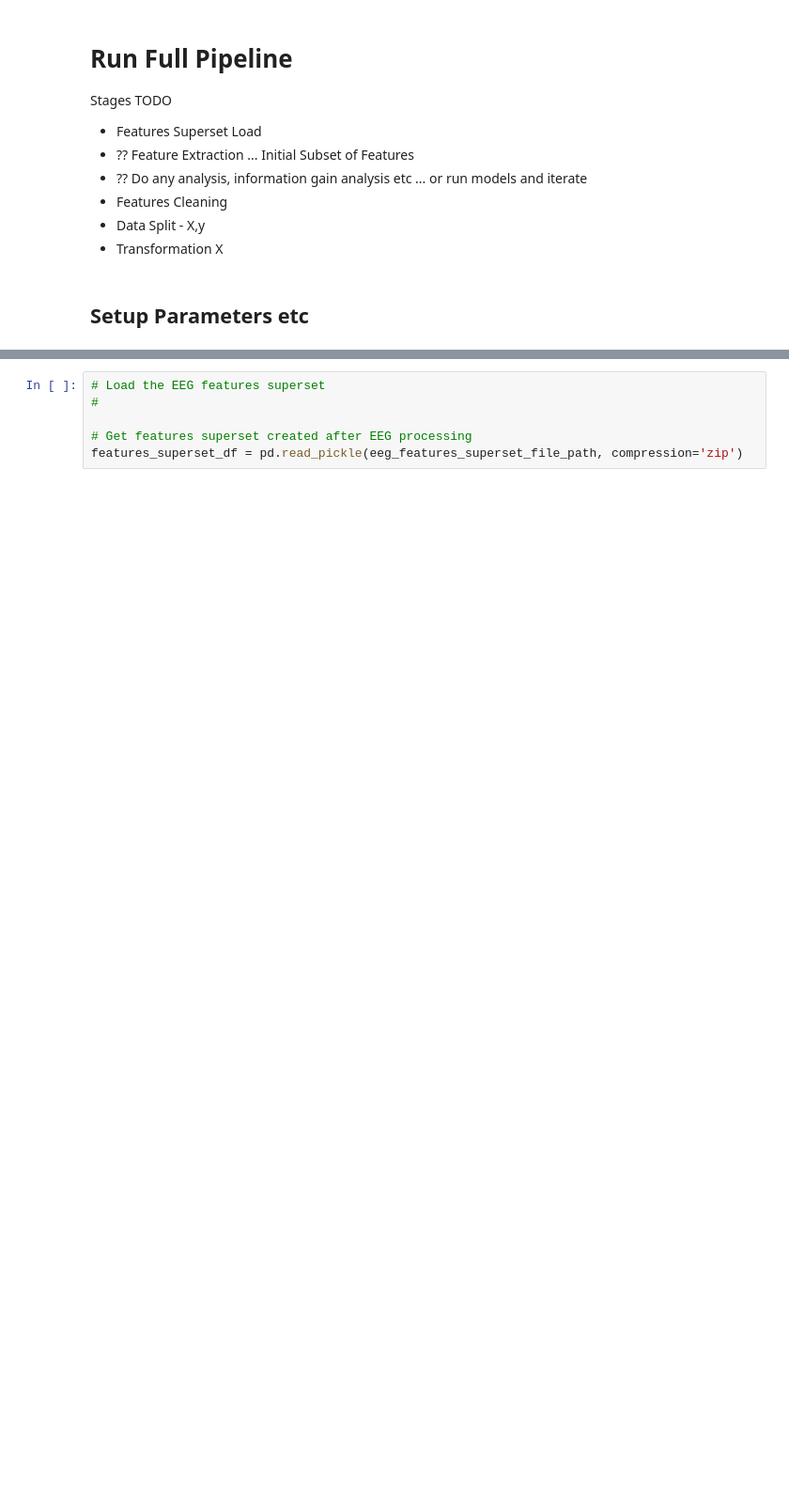
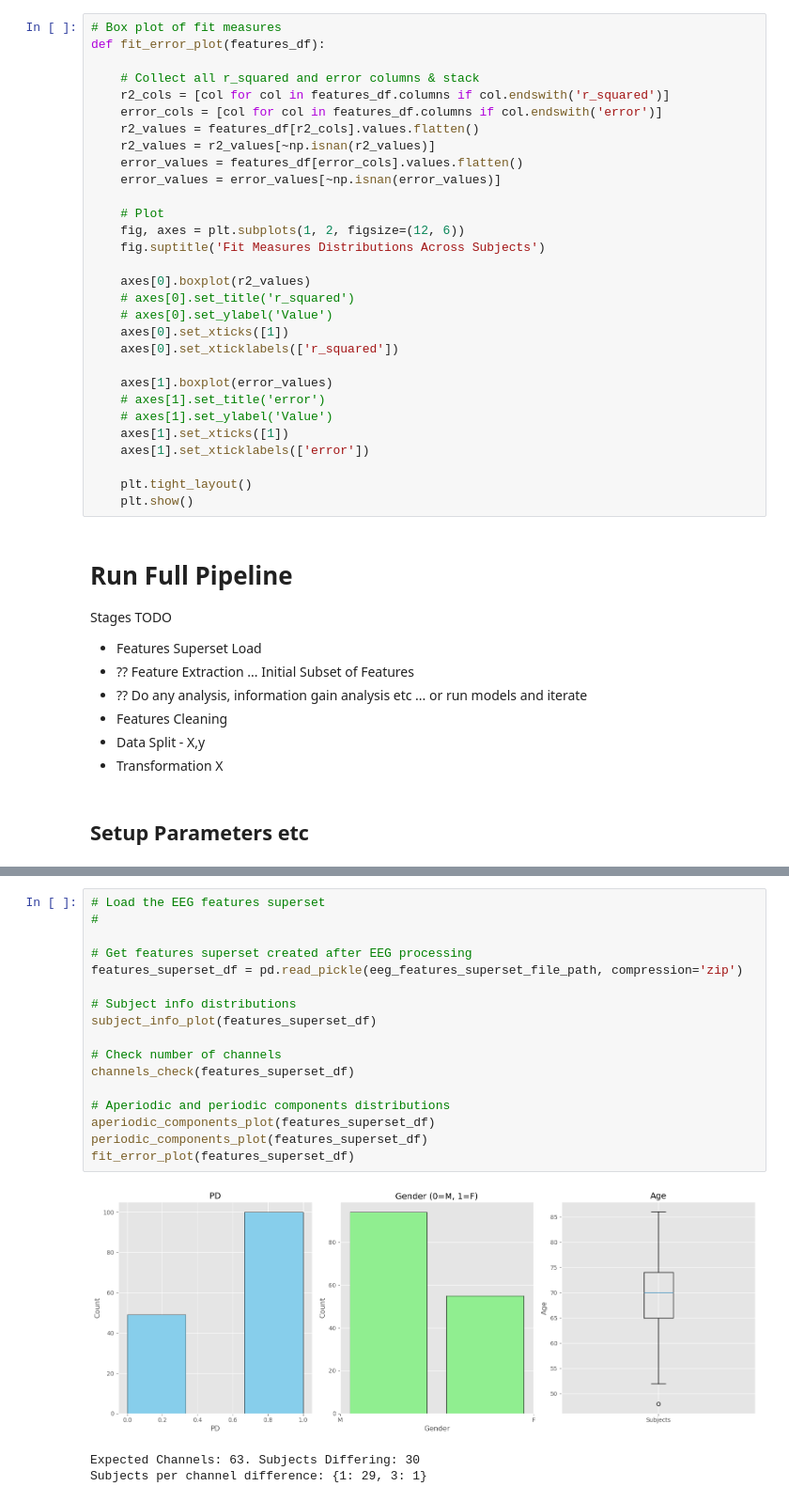
Before and after one commit to StuartG24/EEG_ML_Pipeline, a Jupyter notebook: Notebooks/2_Feature Selection Pipeline_v1.ipynb, the cells around one changed output, grey strips where cells are left out. Shown at 94% size. Saved outputs shown, nothing was run; the diff lists cells and outputs as text; blank space fills up the shorter version.

```diff
--- a/Notebooks/2_Feature Selection Pipeline_v1.ipynb
+++ b/Notebooks/2_Feature Selection Pipeline_v1.ipynb
@@ -97,3 +232,33 @@ def get_file_path(folder, file_name):
+# %%
+# Box plot of fit measures
+def fit_error_plot(features_df):
+
+    # Collect all r_squared and error columns & stack
+    r2_cols = [col for col in features_df.columns if col.endswith('r_squared')]
+    error_cols = [col for col in features_df.columns if col.endswith('error')]
+    r2_values = features_df[r2_cols].values.flatten()
+    r2_values = r2_values[~np.isnan(r2_values)]
+    error_values = features_df[error_cols].values.flatten()
+    error_values = error_values[~np.isnan(error_values)]
+
+    # Plot
+    fig, axes = plt.subplots(1, 2, figsize=(12, 6))
+    fig.suptitle('Fit Measures Distributions Across Subjects')
+
+    axes[0].boxplot(r2_values)
+    # axes[0].set_title('r_squared')
+    # axes[0].set_ylabel('Value')
+    axes[0].set_xticks([1])
+    axes[0].set_xticklabels(['r_squared'])
+
+    axes[1].boxplot(error_values)
+    # axes[1].set_title('error')
+    # axes[1].set_ylabel('Value')
+    axes[1].set_xticks([1])
+    axes[1].set_xticklabels(['error'])
+
+    plt.tight_layout()
+    plt.show()
 # %% [markdown]
 # Run Full Pipeline
 
@@ -173,6 +336,21 @@ FileExistsError: Directory already exists: /Users/stuartgow/GitHub/EEG_ML_Pipeli
 # %%
 # Load the EEG features superset
 #
 
 # Get features superset created after EEG processing
 features_superset_df = pd.read_pickle(eeg_features_superset_file_path, compression='zip')
+
+# Subject info distributions
+subject_info_plot(features_superset_df)
+
+# Check number of channels
+channels_check(features_superset_df)
+
+# Aperiodic and periodic components distributions
+aperiodic_components_plot(features_superset_df)
+periodic_components_plot(features_superset_df)
+fit_error_plot(features_superset_df)
+# %% [output]
+[figure, added]
+Expected Channels: 63. Subjects Differing: 30
+Subjects per channel difference: {1: 29, 3: 1}
```
Also changed, not shown: parts of 19 cells of this notebook, 1 other file.
